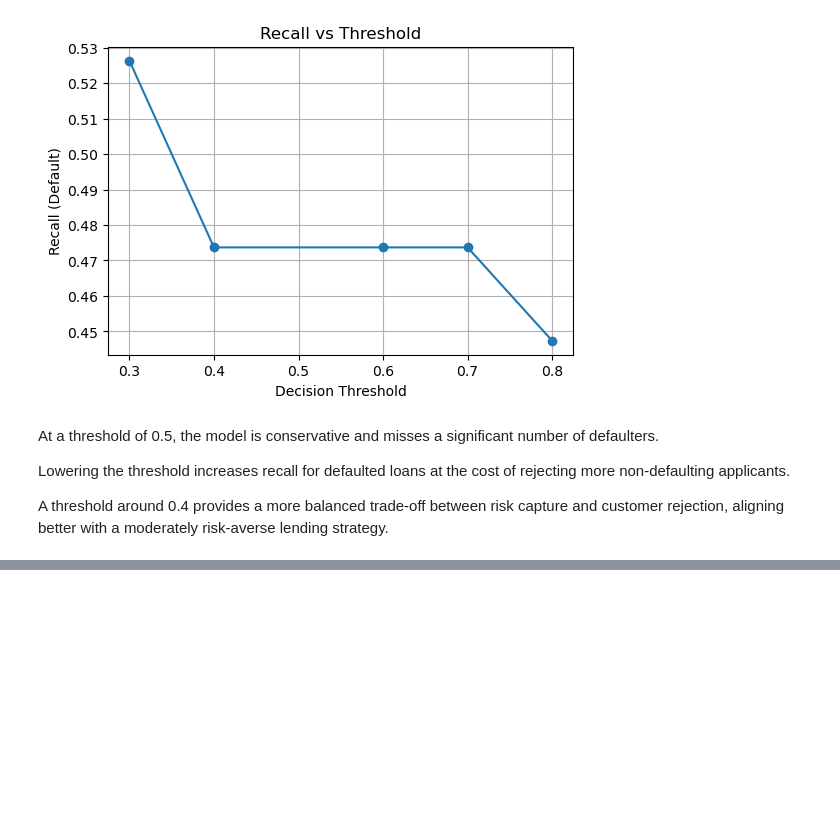
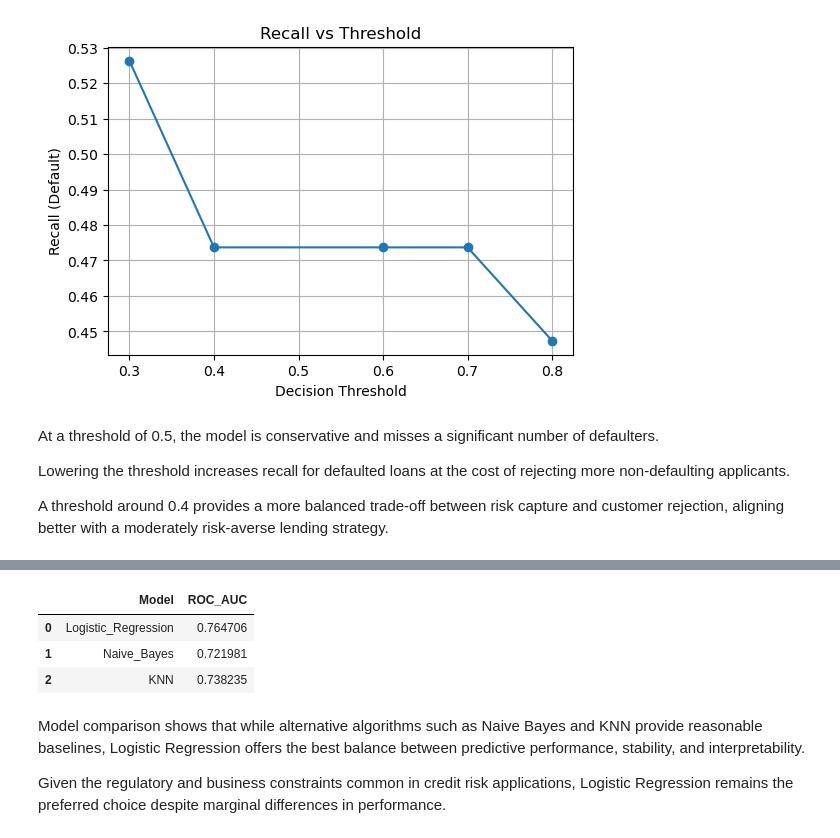
Before and after one commit to RohitYadav-edu/ml-credit-risk-modeling, a Jupyter notebook: notebooks/03_logistic_regression_baseline.ipynb, the cells around one changed output, grey strips where cells are left out. Saved outputs shown, nothing was run; the diff lists cells and outputs as text; code cells hidden in the pictures; blank space fills up the shorter version.

Commit message:
Model Comparison.

```diff
--- a/notebooks/03_logistic_regression_baseline.ipynb
+++ b/notebooks/03_logistic_regression_baseline.ipynb
@@ -295,0 +302,10 @@ A threshold around 0.4 provides a more balanced trade-off between risk capture a
+# %%
+# Naive Bayes: Train and Predict
+
+nb = GaussianNB()
+nb.fit(X_train_processed, y_train)
+
+nb_test_proba = nb.predict_proba(X_test_processed)[:, 1]
+nb_test_pred = (nb_test_proba >= 0.5).astype(int)
+
+roc_auc_score(y_test, nb_test_proba)
@@ -295,0 +330,10 @@ A threshold around 0.4 provides a more balanced trade-off between risk capture a
+# %%
+# KNN: Train and Predict
+
+knn = KNeighborsClassifier(n_neighbors = 5)
+knn.fit(X_train_processed, y_train)
+
+knn_test_proba = knn.predict_proba(X_test_processed)[:, 1]
+knn_test_pred = (knn_test_proba >= 0.5).astype(int)
+
+roc_auc_score(y_test, knn_test_proba)
@@ -295,0 +358,22 @@ A threshold around 0.4 provides a more balanced trade-off between risk capture a
+# %%
+# Compare all the three models
+
+comparison = pd.DataFrame({
+    'Model': ['Logistic_Regression', 'Naive_Bayes', 'KNN'],
+    'ROC_AUC': [
+        roc_auc,
+        roc_auc_score(y_test, nb_test_proba),
+        roc_auc_score(y_test, knn_test_proba)
+    ]
+})
+
+comparison
+# %% [output]
+|  | Model | ROC_AUC |
+| 0 | Logistic_Regression | 0.764706 |
+| 1 | Naive_Bayes | 0.721981 |
+| 2 | KNN | 0.738235 |
+# %% [markdown]
+Model comparison shows that while alternative algorithms such as Naive Bayes and KNN provide reasonable baselines, Logistic Regression offers the best balance between predictive performance, stability, and interpretability.
+
+Given the regulatory and business constraints common in credit risk applications, Logistic Regression remains the preferred choice despite marginal differences in performance.
```
Also changed, not shown: parts of 5 cells of this notebook.
